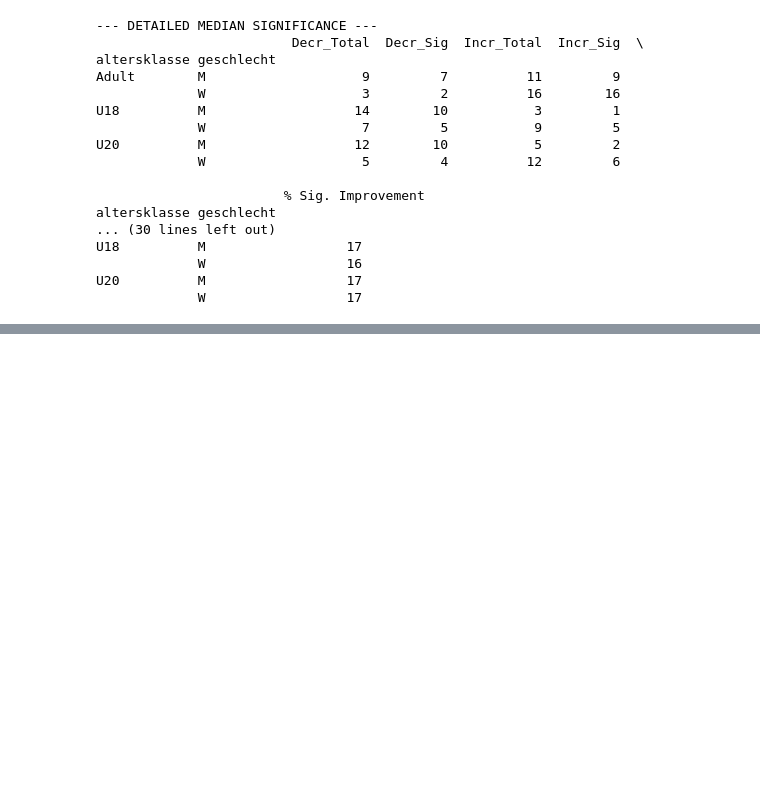
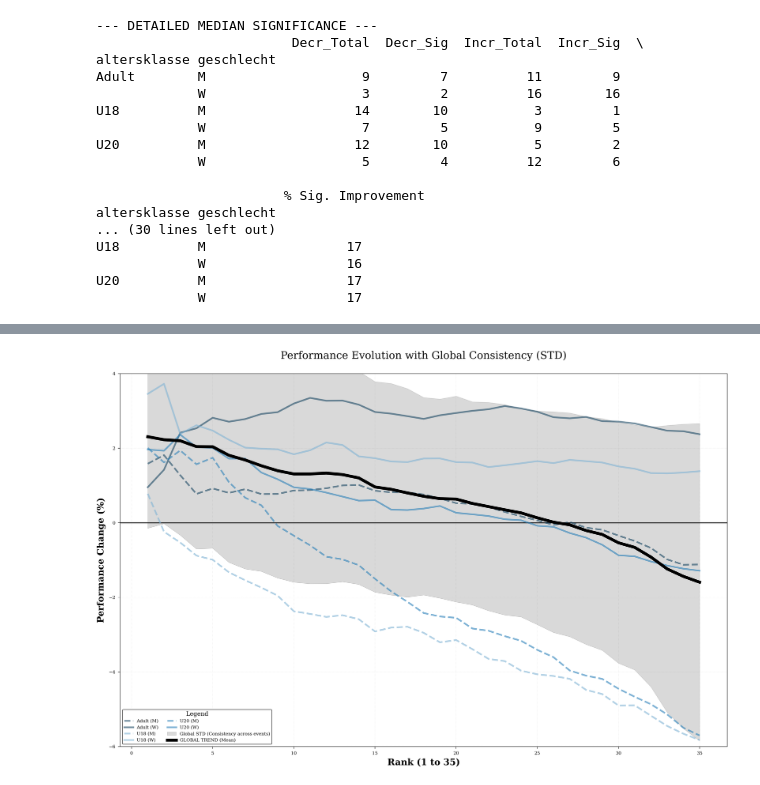
Before and after one commit to maxwernz/Data-Literacy, a Jupyter notebook: mattis/trendAnalysis/gapAnalysis.ipynb, the cells around one changed output, grey strips where cells are left out. Cells and saved outputs as stored; diff of their text form; code cells hidden in the pictures; blank space fills up the shorter version.

```diff
--- a/mattis/trendAnalysis/gapAnalysis.ipynb
+++ b/mattis/trendAnalysis/gapAnalysis.ipynb
@@ -697,0 +651,67 @@ plt.show()
+# %%
+
+# 1. Setup the Plot
+plt.figure(figsize=(12, 8))
+
+# 2. Farben definieren
+age_colors = {"Adult": "#154360", "U20": "#2980b9", "U18": "#7fb3d5"}
+
+# 3. Plot der demografischen Gruppen (Ohne STD)
+for (age, gender), group_df in results_ranks_age.groupby(["altersklasse", "geschlecht"]):
+    color = age_colors.get(age, "grey")
+    linestyle = "-" if gender == "W" else "--"
+    label = f"{age} ({gender})"
+
+    plt.plot(
+        group_df["rank"],
+        group_df["mean_diff_perc"],
+        color=color,
+        linestyle=linestyle,
+        linewidth=2.2,
+        alpha=0.6, # Etwas transparenter, damit der Fokus auf Global + STD liegt
+        label=label,
+        zorder=4
+    )
+
+# 4. GLOBAL TREND mit STD (Die dicke schwarze Linie + Schatten)
+# Wir berechnen die Grenzen für den Schatten
+lower_bound = results_ranks_all["mean_diff_perc"] - results_ranks_all["std_diff_perc"]
+upper_bound = results_ranks_all["mean_diff_perc"] + results_ranks_all["std_diff_perc"]
+
+# Der Schatten (STD Bereich)
+plt.fill_between(
+    results_ranks_all["rank"],
+    lower_bound,
+    upper_bound,
+    color="black",
+    alpha=0.15, # Dezenter Schatten
+    label="Global STD (Consistency across events)",
+    zorder=2
+)
+
+# Die Hauptlinie (Global Trend)
+plt.plot(
+    results_ranks_all["rank"],
+    results_ranks_all["mean_diff_perc"],
+    color="black",
+    linewidth=4,
+    linestyle="-",
+    label="GLOBAL TREND (Mean)",
+    zorder=5
+)
+
+# 5. Formatierung
+plt.ylim(-6, 4)
+plt.axhline(0, color='black', linestyle='-', linewidth=1.5, alpha=0.8)
+plt.ylabel("Performance Change (%)", fontsize=12, fontweight='bold')
+plt.xlabel("Rank (1 to 35)", fontsize=12, fontweight='bold')
+plt.title("Performance Evolution with Global Consistency (STD)", fontsize=14, pad=20)
+plt.grid(True, linestyle=':', alpha=0.3)
+
+# 6. Legende
+plt.legend(title="Legend", loc='lower left', framealpha=1.0, ncol=2)
+
+plt.tight_layout()
+plt.show()
+# %% [output]
+[figure, added]
```
Also changed, not shown: parts of 8 cells of this notebook, 2 other files.
